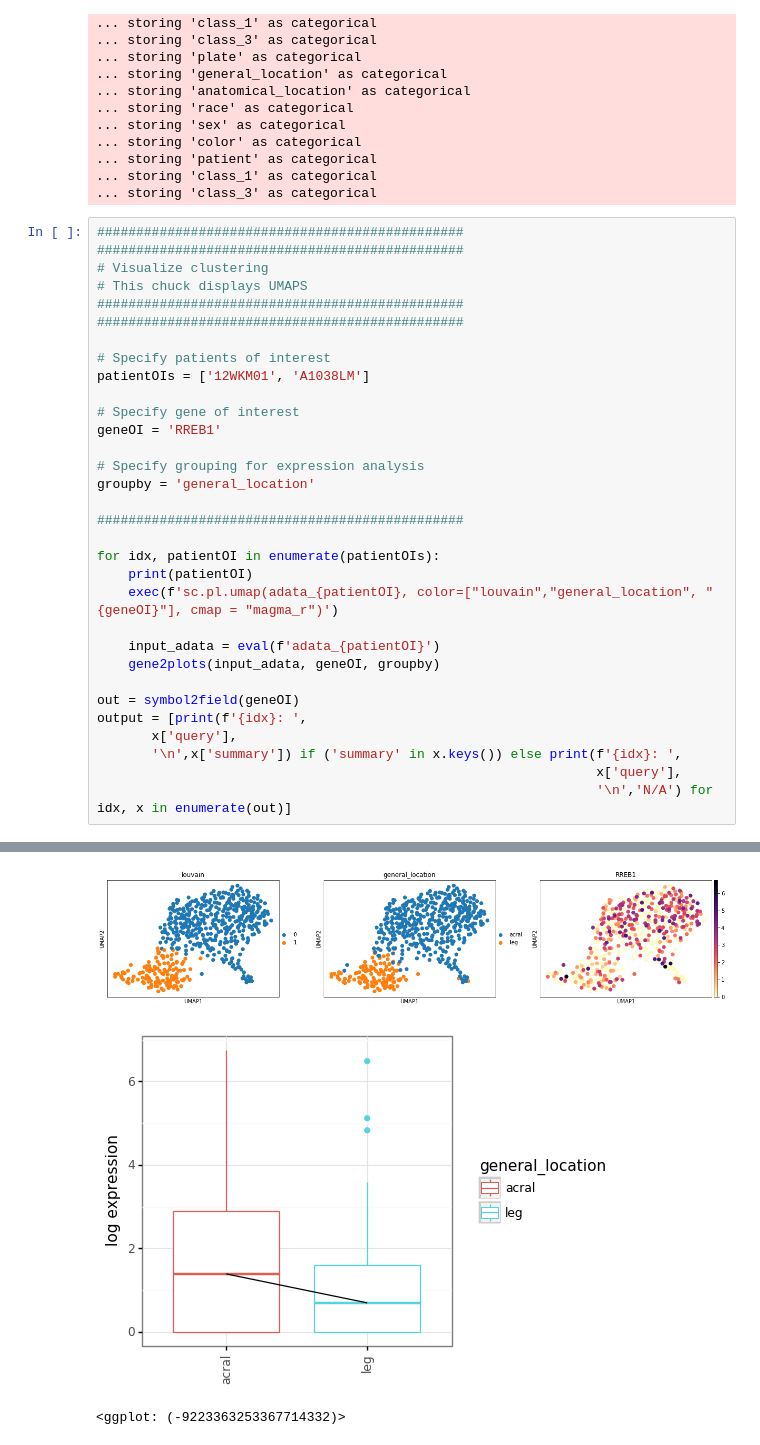
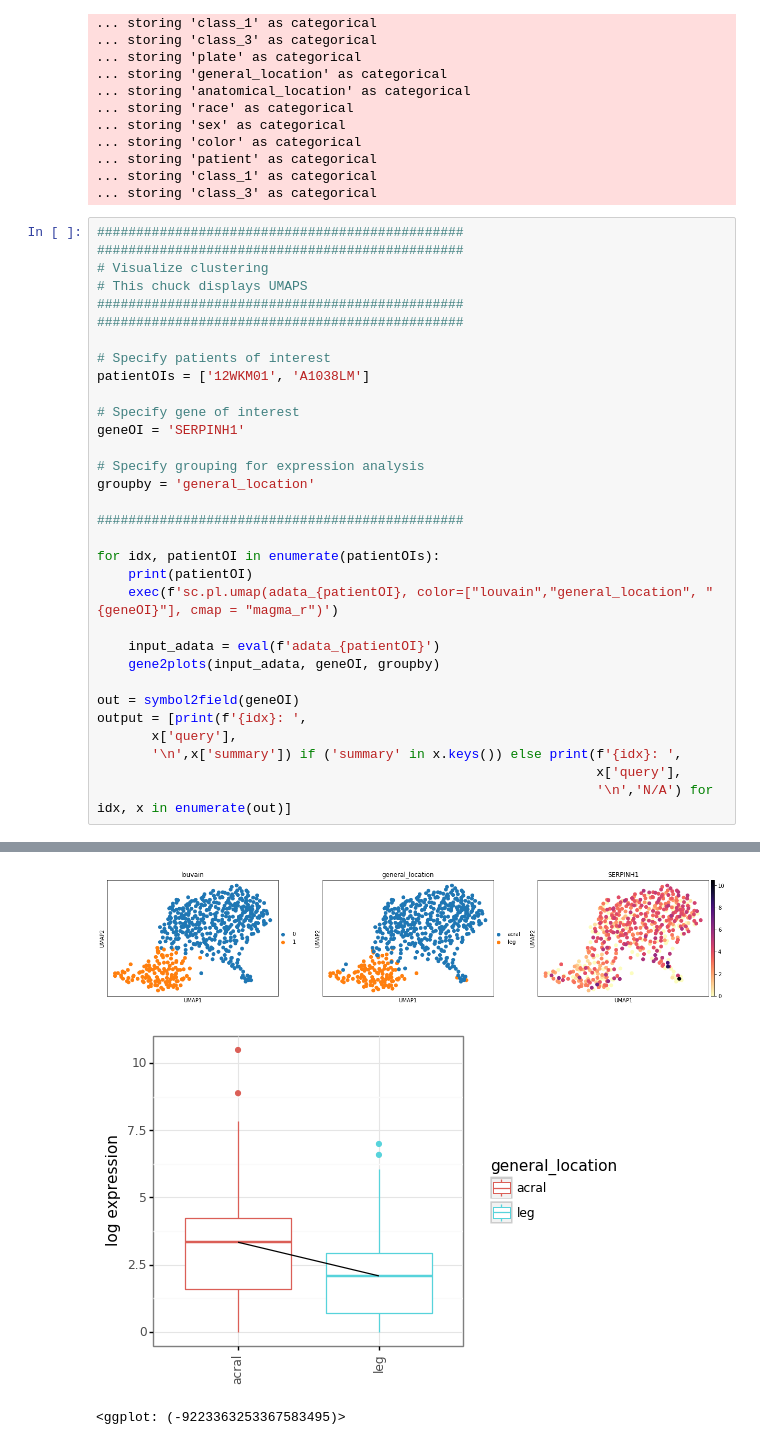
Before and after one commit to czbiohub/darmanis_group_DL_notebook, a Jupyter notebook: DL20190123_mel_aging_acral_analysis-PUBLIC.ipynb, the cells around one changed output, grey strips where cells are left out. Saved outputs shown, nothing was run; the diff lists cells and outputs as text.

```diff
--- a/DL20190123_mel_aging_acral_analysis-PUBLIC.ipynb
+++ b/DL20190123_mel_aging_acral_analysis-PUBLIC.ipynb
@@ -106,34 +106,34 @@ for idx, patientOI in enumerate(patientOIs):
 # Visualize clustering
 # This chuck displays UMAPS
 ###############################################
 ###############################################
 
 # Specify patients of interest
 patientOIs = ['12WKM01', 'A1038LM']
 
 # Specify gene of interest
-geneOI = 'RREB1'
+geneOI = 'SERPINH1'
 
 # Specify grouping for expression analysis
 groupby = 'general_location'
 
 ###############################################
 
 for idx, patientOI in enumerate(patientOIs):
     print(patientOI)
     exec(f'sc.pl.umap(adata_{patientOI}, color=["louvain","general_location", "{geneOI}"], cmap = "magma_r")')
 
     input_adata = eval(f'adata_{patientOI}')
     gene2plots(input_adata, geneOI, groupby)
 
 out = symbol2field(geneOI)
 output = [print(f'{idx}: ',
        x['query'],
        '\n',x['summary']) if ('summary' in x.keys()) else print(f'{idx}: ',
                                                                 x['query'],
                                                                 '\n','N/A') for idx, x in enumerate(out)]
 # %% [output]
 12WKM01
-[figure, old version]
+[figure, new version]
-[figure, old version]
+[figure, new version]
-<ggplot: (-9223363253367714332)>
+<ggplot: (-9223363253367583495)>
```
Also changed, not shown: parts of 2 cells of this notebook, 2 other files.
